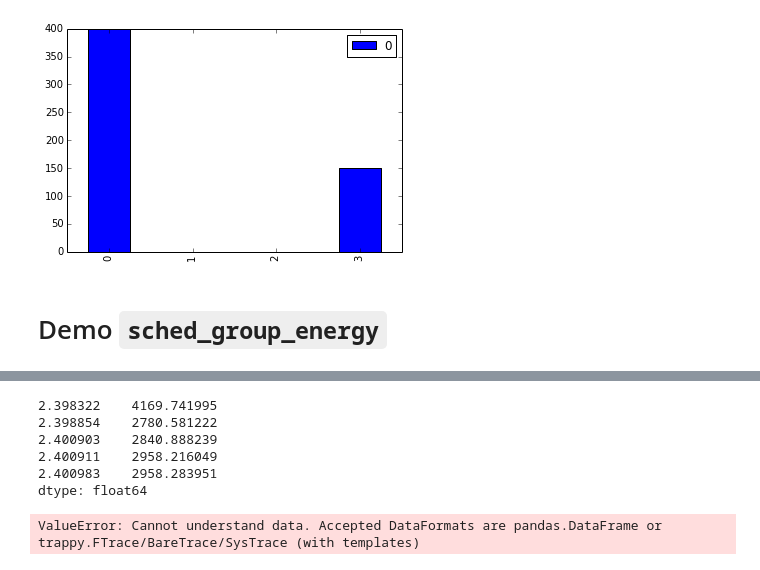
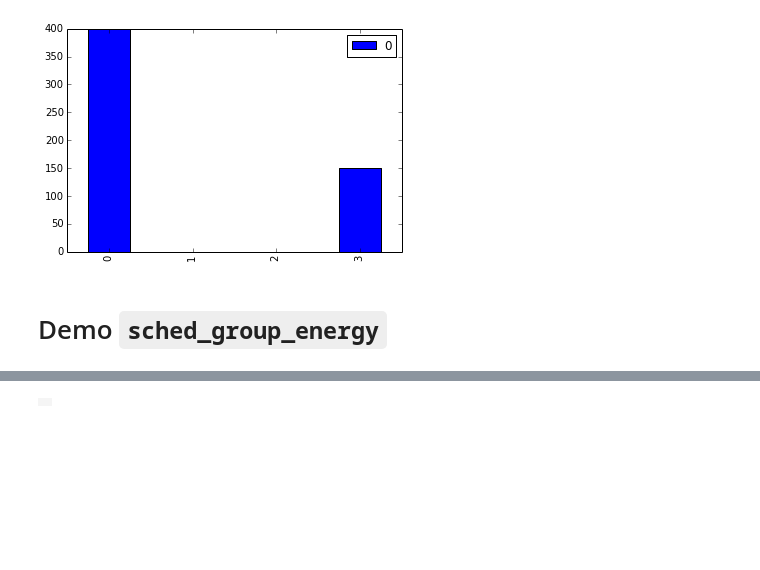
Before and after one commit to bjackman/lisa, a Jupyter notebook: ipynb/EnergyModel/EnergyModel_mimic_sched_group_energy-demo.ipynb, the cells around one changed output, grey strips where cells are left out. Saved outputs shown, nothing was run; the diff lists cells and outputs as text; code cells hidden in the pictures; blank space fills up the shorter version.

```diff
--- a/ipynb/EnergyModel/EnergyModel_mimic_sched_group_energy-demo.ipynb
+++ b/ipynb/EnergyModel/EnergyModel_mimic_sched_group_energy-demo.ipynb
@@ -73,16 +73,8 @@ sge = model.mimic_sched_group_energy(trace)
 ILinePlot(sge, column=sge.columns.tolist(), drawstyle='steps-post').view()
 # %% [output]
 [interactive output not drawn]
-# %%
-sge.sum(axis=1).head()
-# %% [output]
-2.398322    4169.741995
-2.398854    2780.581222
-2.400903    2840.888239
-2.400911    2958.216049
-2.400983    2958.283951
-dtype: float64
 # %%
-ILinePlot(sge.sum(axis=1), column=0, drawstyle='steps-post').view()
+ILinePlot(pd.DataFrame(sge.sum(axis=1)), column=0, drawstyle='steps-post').view()
 # %% [output]
-ValueError: Cannot understand data. Accepted DataFormats are pandas.DataFrame or trappy.FTrace/BareTrace/SysTrace (with templates)
+|  |
+|  |
```
Also changed, not shown: 2 other files.
